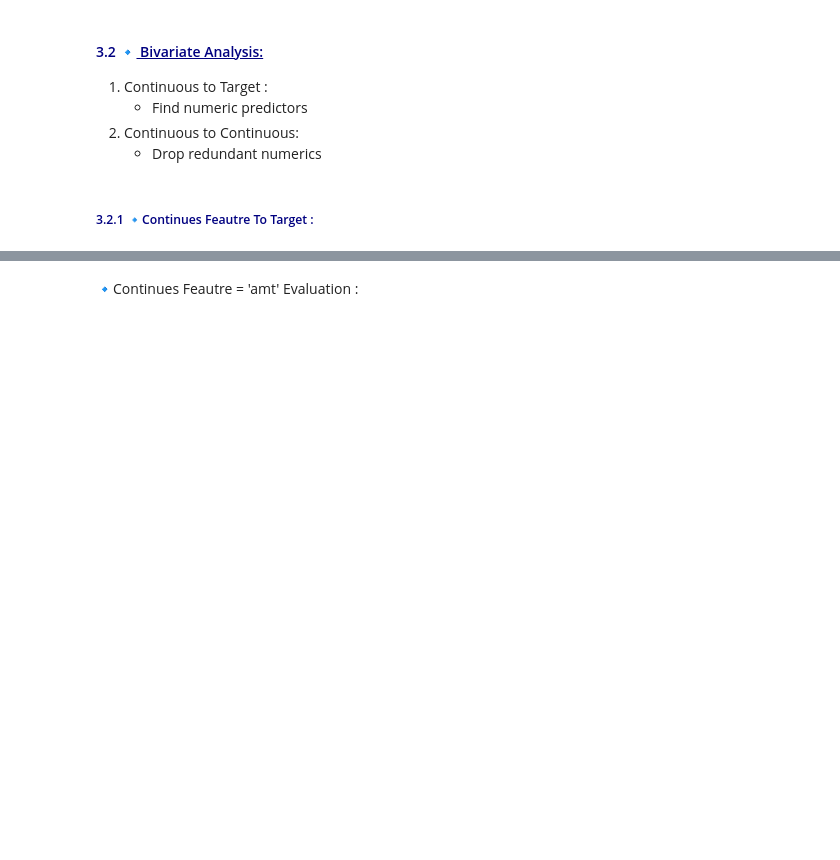
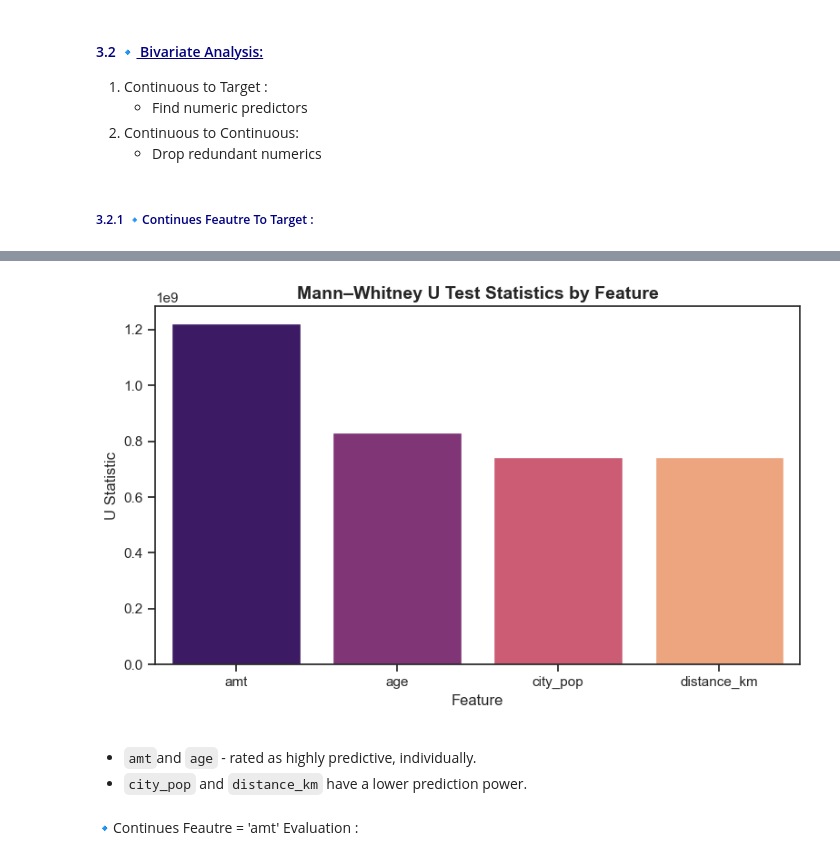
Before and after one commit to Shogant/Credit_Card_Fraud_Detection_Model, a Jupyter notebook: EDA_Reviewed.ipynb, the cells around one changed output, grey strips where cells are left out. Saved outputs shown, nothing was run; the diff lists cells and outputs as text; code cells hidden in the pictures; blank space fills up the shorter version.

```diff
--- a/EDA_Reviewed.ipynb
+++ b/EDA_Reviewed.ipynb
@@ -558,3 +564,19 @@ display(mannwhitney_results)
+# %%
+# plot bar plot for mannwhitney_results and p-value
+plt.figure(figsize=(8, 5))
+sns.barplot(x='Feature', y='U_stat', data=mannwhitney_results, palette='magma')
+plt.title('Mann–Whitney U Test Statistics by Feature', fontsize=14, fontweight='bold')
+plt.xlabel('Feature', fontsize=12)
+plt.ylabel('U Statistic', fontsize=12)
+plt.tight_layout()
+plt.show()
+# %% [output]
+[figure, added]
+# %% [markdown]
+<font color='Navy'> <b>
+- `amt`and `age` - rated as highly predictive, individually.
+-  `city_pop` and `distance_km` have a lower prediction power.
+</b></font>
 # %% [markdown]
 🔹Continues Feautre = 'amt' Evaluation :
 # %%
```
Also changed, not shown: parts of 10 cells of this notebook, 1 other file.
